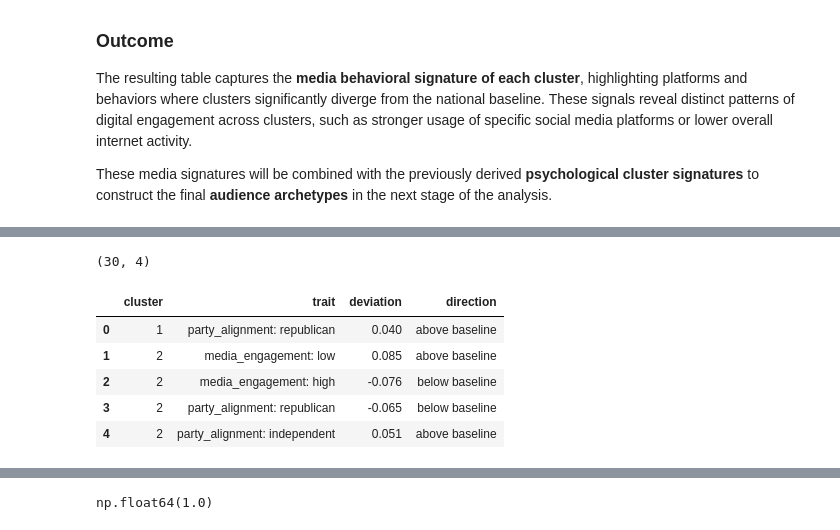
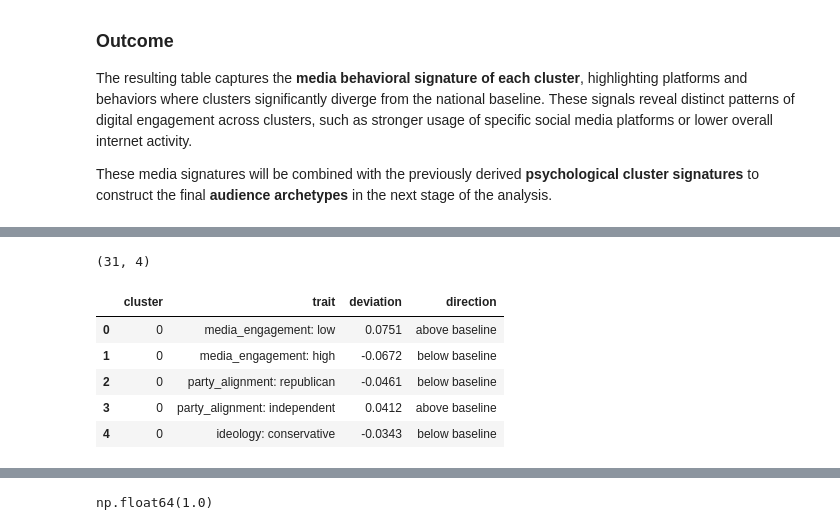
Before and after one commit to MarketKinetics/mk-intel, a Jupyter notebook: notebooks/10_cluster_interpretation&audience_archetypes.ipynb, the cells around one changed output, grey strips where cells are left out. Cells and saved outputs as stored; diff of their text form; code cells hidden in the pictures.

```diff
--- a/notebooks/10_cluster_interpretation&audience_archetypes.ipynb
+++ b/notebooks/10_cluster_interpretation&audience_archetypes.ipynb
@@ -26,7 +21,6 @@ DATA_MODELS = PROJECT_ROOT / "data" / "societal_models"
 # %%
 # Project root (assumes notebook is inside /notebooks)
-PROJECT_ROOT = Path("..")
-
-DATA_MODELS = PROJECT_ROOT / "data" / "societal_models"
+PROJECT_ROOT   = Path().resolve().parent
+DATA_MODELS    = PROJECT_ROOT / "data" / "societal_models"
 DATA_PROCESSED = PROJECT_ROOT / "data" / "societal_processed"
 # %%
@@ -268,18 +258,20 @@ cluster_media_signature.head()
 # %%
-psych_path = DATA_MODELS / "08_mk_cluster_psychological_signatures_v1.parquet"
+psych_path = DATA_MODELS / "08_mk_cluster_psychological_signatures.parquet"
 
-cluster_psych_signature = pd.read_parquet(psych_path)
+cluster_psych_signature = pd.read_parquet(psych_path)[
+    ["cluster", "trait", "deviation", "direction"]
+].copy()
 
 print(cluster_psych_signature.shape)
 cluster_psych_signature.head()
 # %% [output]
-(30, 4)
+(31, 4)
 |  | cluster | trait | deviation | direction |
-| 0 | 1 | party_alignment: republican | 0.040 | above baseline |
-| 1 | 2 | media_engagement: low | 0.085 | above baseline |
-| 2 | 2 | media_engagement: high | -0.076 | below baseline |
-| 3 | 2 | party_alignment: republican | -0.065 | below baseline |
-| 4 | 2 | party_alignment: independent | 0.051 | above baseline |
+| 0 | 0 | media_engagement: low | 0.0751 | above baseline |
+| 1 | 0 | media_engagement: high | -0.0672 | below baseline |
+| 2 | 0 | party_alignment: republican | -0.0461 | below baseline |
+| 3 | 0 | party_alignment: independent | 0.0412 | above baseline |
+| 4 | 0 | ideology: conservative | -0.0343 | below baseline |
 # %%
 cluster_psych_signature = cluster_psych_signature.copy()
 cluster_media_signature = cluster_media_signature.copy()
```
Also changed, not shown: parts of 19 cells of this notebook, 11 other files.
